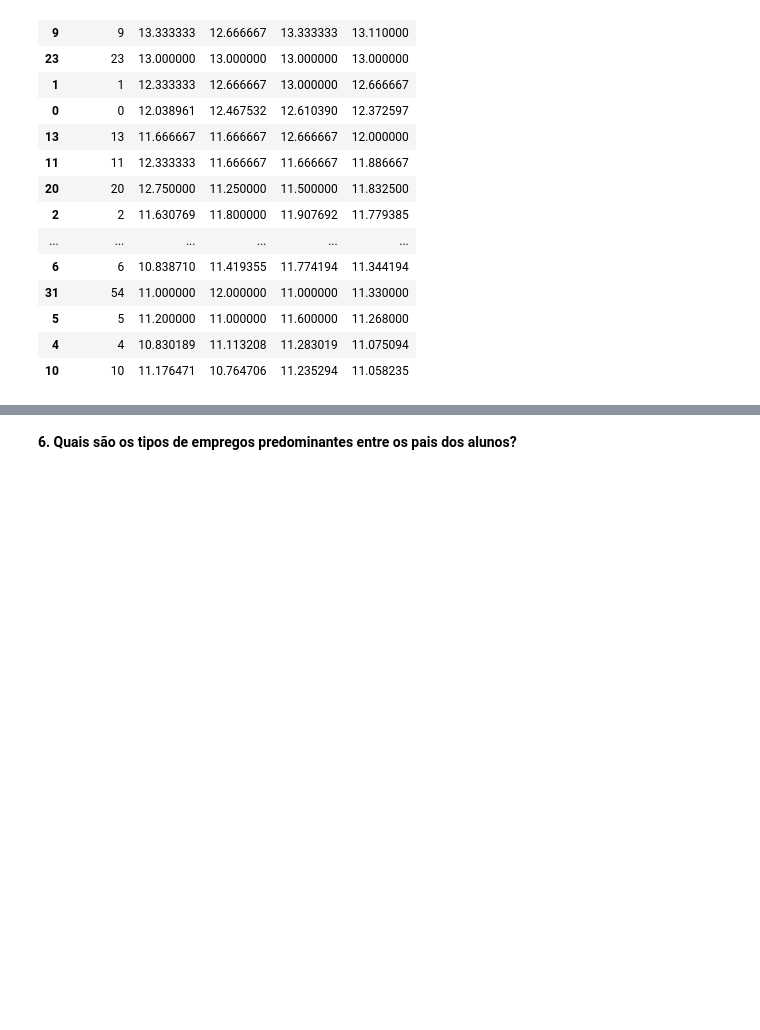
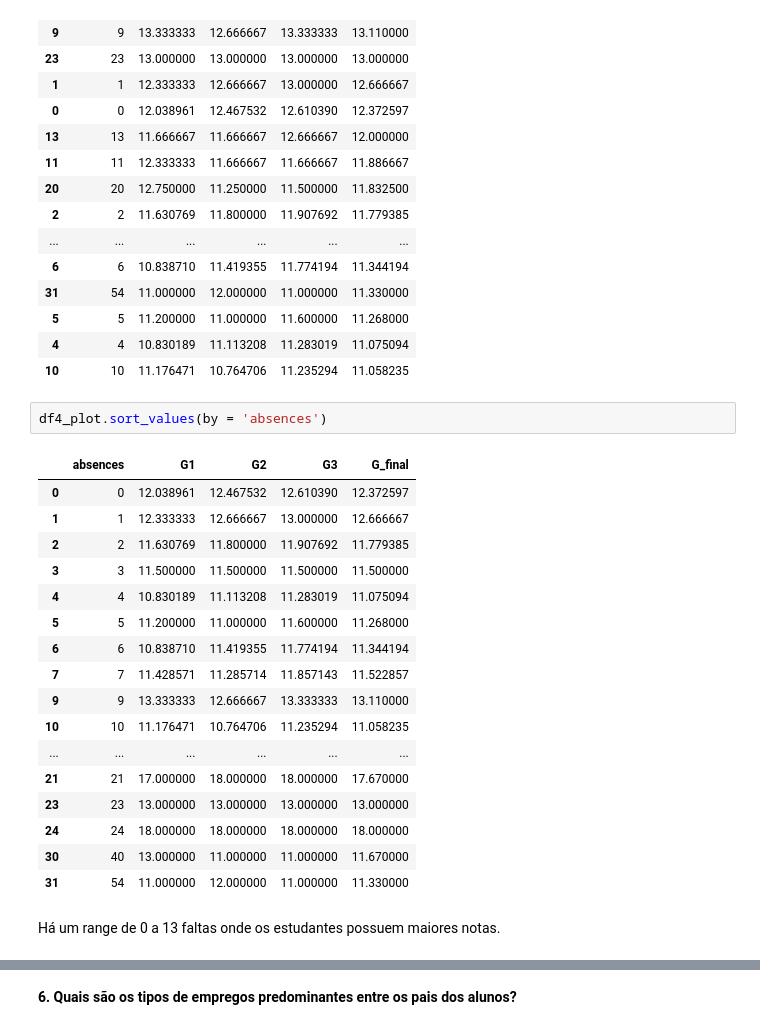
Before and after one commit to Pedro-A-D-S/kaggle_projects, a Jupyter notebook: student_performance.ipynb, the cells around one changed output, grey strips where cells are left out. Cells and saved outputs as stored; diff of their text form; blank space fills up the shorter version.

```diff
--- a/student_performance.ipynb
+++ b/student_performance.ipynb
@@ -312,6 +319,28 @@ df4_plot
 | 5 | 5 | 11.200000 | 11.000000 | 11.600000 | 11.268000 |
 | 4 | 4 | 10.830189 | 11.113208 | 11.283019 | 11.075094 |
 | 10 | 10 | 11.176471 | 10.764706 | 11.235294 | 11.058235 |
+# %%
+df4_plot.sort_values(by = 'absences')
+# %% [output]
+|  | absences | G1 | G2 | G3 | G_final |
+| 0 | 0 | 12.038961 | 12.467532 | 12.610390 | 12.372597 |
+| 1 | 1 | 12.333333 | 12.666667 | 13.000000 | 12.666667 |
+| 2 | 2 | 11.630769 | 11.800000 | 11.907692 | 11.779385 |
+| 3 | 3 | 11.500000 | 11.500000 | 11.500000 | 11.500000 |
+| 4 | 4 | 10.830189 | 11.113208 | 11.283019 | 11.075094 |
+| 5 | 5 | 11.200000 | 11.000000 | 11.600000 | 11.268000 |
+| 6 | 6 | 10.838710 | 11.419355 | 11.774194 | 11.344194 |
+| 7 | 7 | 11.428571 | 11.285714 | 11.857143 | 11.522857 |
+| 9 | 9 | 13.333333 | 12.666667 | 13.333333 | 13.110000 |
+| 10 | 10 | 11.176471 | 10.764706 | 11.235294 | 11.058235 |
+| ... | ... | ... | ... | ... | ... |
+| 21 | 21 | 17.000000 | 18.000000 | 18.000000 | 17.670000 |
+| 23 | 23 | 13.000000 | 13.000000 | 13.000000 | 13.000000 |
+| 24 | 24 | 18.000000 | 18.000000 | 18.000000 | 18.000000 |
+| 30 | 40 | 13.000000 | 11.000000 | 11.000000 | 11.670000 |
+| 31 | 54 | 11.000000 | 12.000000 | 11.000000 | 11.330000 |
+# %% [markdown]
+Há um range de 0 a 13 faltas onde os estudantes possuem maiores notas.
 # %%
 fig = px.bar(data_frame = df4_plot,
              x = 'absences', y = 'G_final',
```
Also changed, not shown: parts of 18 cells of this notebook.
